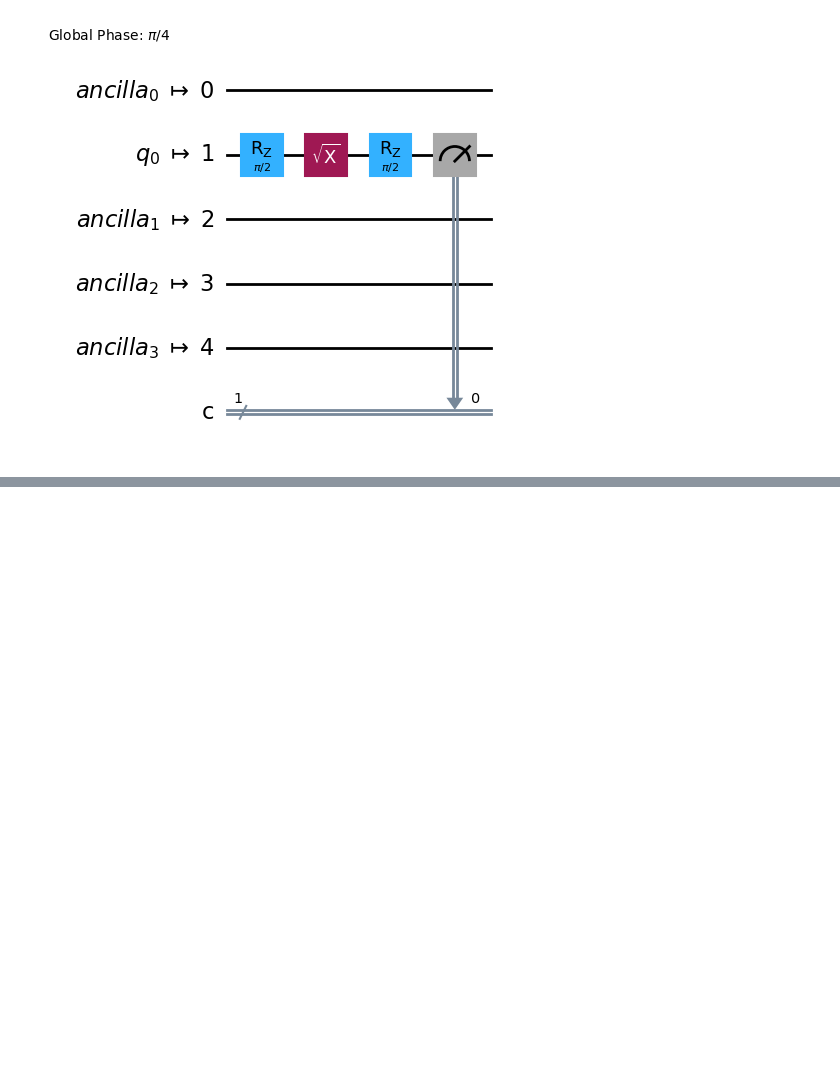
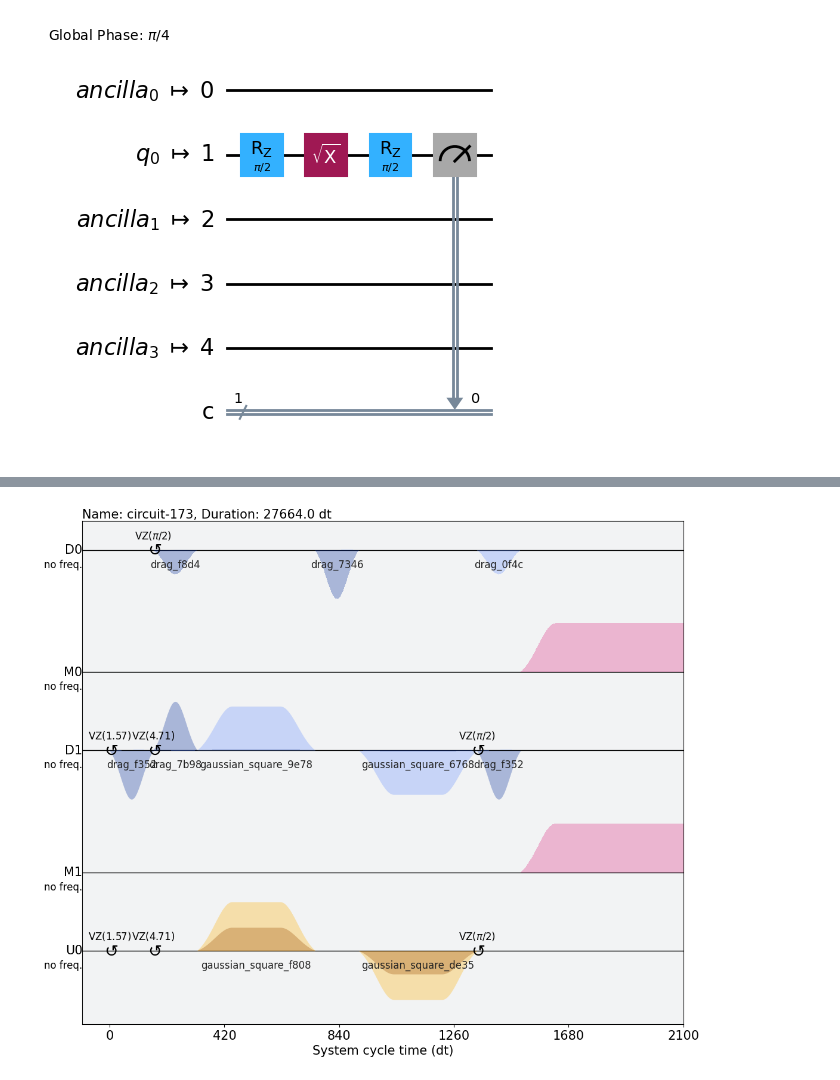
Before and after one commit to dipankardas011/Quantum-Coding, a Jupyter notebook: pulse-schedules.ipynb, the cells around one changed output, grey strips where cells are left out. Saved outputs shown, nothing was run; the diff lists cells and outputs as text; code cells hidden in the pictures; blank space fills up the shorter version.

```diff
--- a/pulse-schedules.ipynb
+++ b/pulse-schedules.ipynb
@@ -133,0 +162,6 @@ circuit_schedule.draw(time_range=[0, 500])
+# %%
+circuit_scheduler2 = schedule(transpiled_qc_2, backend_2)
+
+circuit_scheduler2.draw(time_range=[0, 2000])
+# %% [output]
+[figure, added]
```
Also changed, not shown: parts of 9 cells of this notebook.
